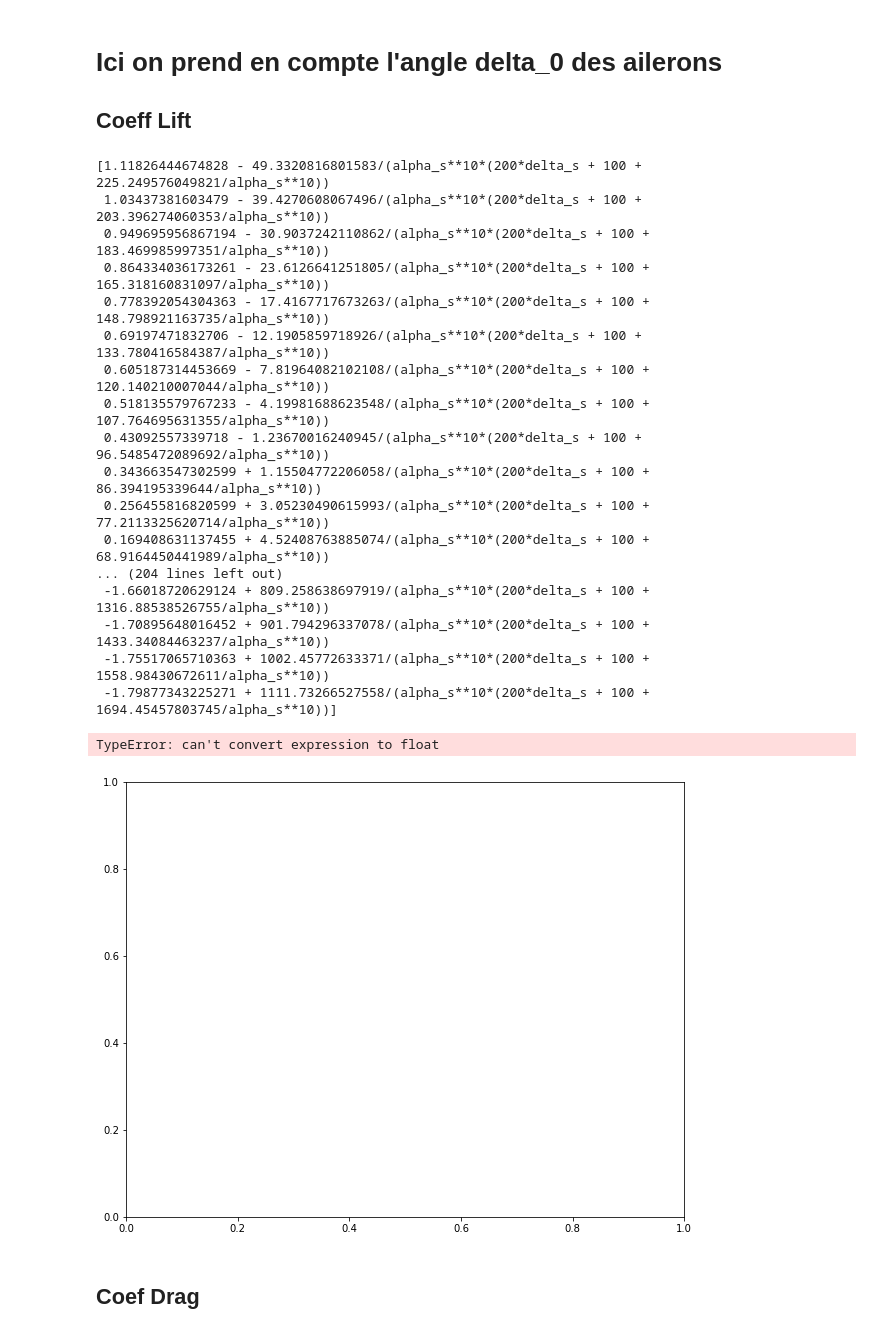
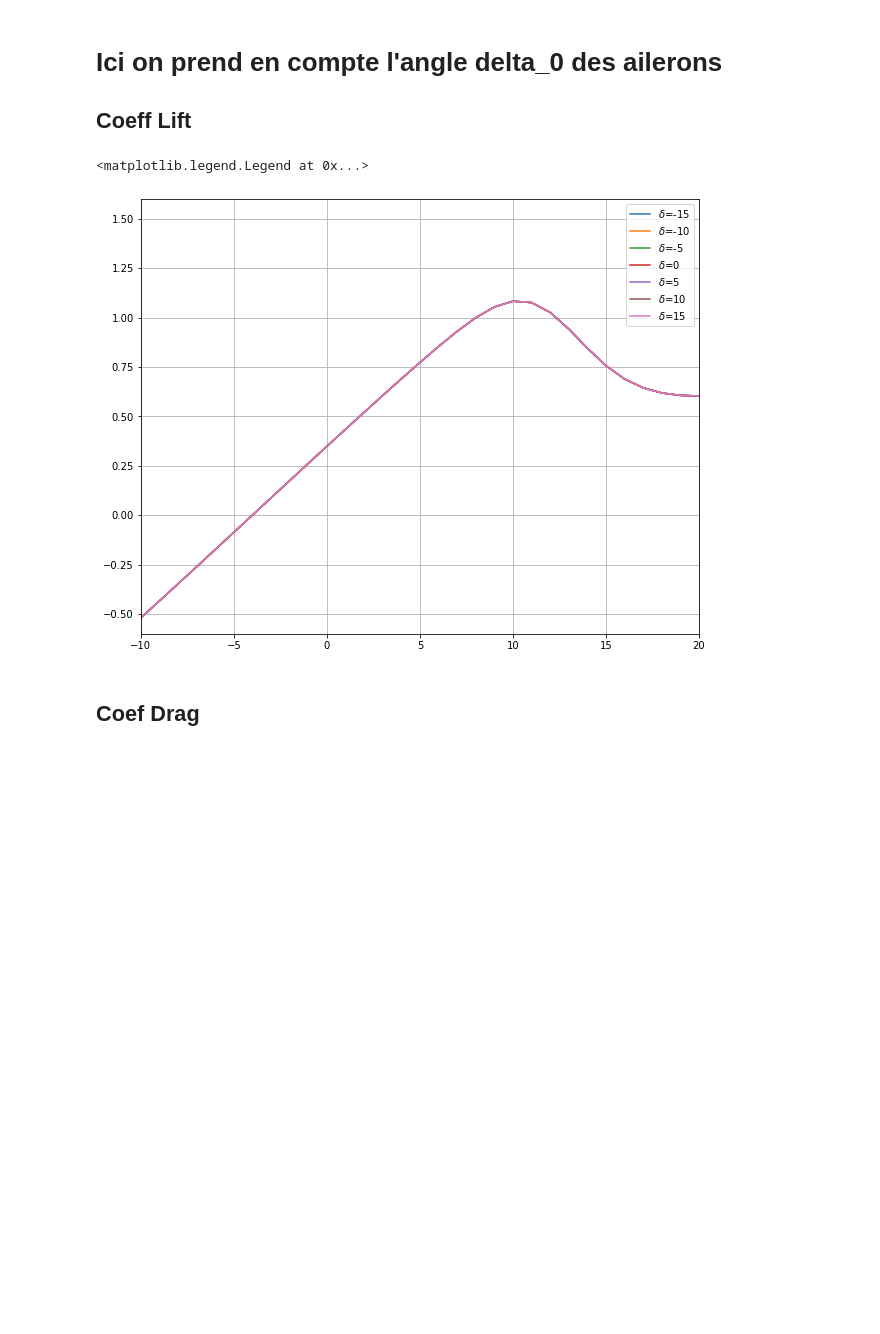
Before and after one commit to altlnt/Avion-Simulation-Identification, a Jupyter notebook: Modelization/coef_aero_equation.ipynb, the cells around one changed output. Cells and saved outputs as stored; diff of their text form; code cells hidden in the pictures; blank space fills up the shorter version.

```diff
--- a/Modelization/coef_aero_equation.ipynb
+++ b/Modelization/coef_aero_equation.ipynb
@@ -88,21 +88,21 @@ Coeff_function = lambdify((alpha, alpha_s, delta_s, alpha_0, delta_0, CL_1_sa, C
 
 C'est pour garder les symbols intacts et juste remplacer les paramètres plus facilement pour les tester.
 # %%
-CD1fp = 3.5
+CD1fp = 1.5
 CL1fp = CD1fp
 
 CL1sa = 5
 CD1sa = 4.55
 
 
-CD0sa = 0.045
+CD0sa = 0.010
 CD0fp = CD0sa
 
 alpha0 = 0.07
-alphas = 0.3391428111
+alphas = 0.3391428111/2
 a = np.arange(-110,110,1)*np.pi/180                                  # angle d'attaque
 
-deltas = 10.0*np.pi/180                                            # Largeur du stall
+deltas = 60.0*np.pi/180                                            # Largeur du stall
 delta0 = np.arange(-15.0,15.01, 5) * np.pi/180                      # Angle des ailerons des ailes
 
 k1 = 0.5
@@ -179,32 +179,18 @@ plt.legend()
 ## Coeff Lift
 # %%
 plt.figure(figsize=[10,8])
+k1=0
+k2=0
 for i in delta0 :
-    CL = CL_function(a - k1*i, alpha0, i, CL1sa, CD1fp, k2)
-    print(CL)
+    CL = CL_function(a - k1*i,alphas, deltas, alpha0, i, CL1sa, CD1fp, k2)
     plt.plot(a *180/np.pi, CL, label=r"$\delta$="+str(round(i*180/np.pi)))
 plt.grid()
+plt.xlim(-10,20)
+plt.ylim(-0.6,1.6)
 plt.legend()
 # %% [output]
-[1.11826444674828 - 49.3320816801583/(alpha_s**10*(200*delta_s + 100 + 225.249576049821/alpha_s**10))
- 1.03437381603479 - 39.4270608067496/(alpha_s**10*(200*delta_s + 100 + 203.396274060353/alpha_s**10))
- 0.949695956867194 - 30.9037242110862/(alpha_s**10*(200*delta_s + 100 + 183.469985997351/alpha_s**10))
- 0.864334036173261 - 23.6126641251805/(alpha_s**10*(200*delta_s + 100 + 165.318160831097/alpha_s**10))
- 0.778392054304363 - 17.4167717673263/(alpha_s**10*(200*delta_s + 100 + 148.798921163735/alpha_s**10))
- 0.69197471832706 - 12.1905859718926/(alpha_s**10*(200*delta_s + 100 + 133.780416584387/alpha_s**10))
- 0.605187314453669 - 7.81964082102108/(alpha_s**10*(200*delta_s + 100 + 120.140210007044/alpha_s**10))
- 0.518135579767233 - 4.19981688623548/(alpha_s**10*(200*delta_s + 100 + 107.764695631355/alpha_s**10))
- 0.43092557339718 - 1.23670016240945/(alpha_s**10*(200*delta_s + 100 + 96.5485472089692/alpha_s**10))
- 0.343663547302599 + 1.15504772206058/(alpha_s**10*(200*delta_s + 100 + 86.394195339644/alpha_s**10))
- 0.256455816820599 + 3.05230490615993/(alpha_s**10*(200*delta_s + 100 + 77.2113325620714/alpha_s**10))
- 0.169408631137455 + 4.52408763885074/(alpha_s**10*(200*delta_s + 100 + 68.9164450441989/alpha_s**10))
-... (204 lines left out)
- -1.66018720629124 + 809.258638697919/(alpha_s**10*(200*delta_s + 100 + 1316.88538526755/alpha_s**10))
- -1.70895648016452 + 901.794296337078/(alpha_s**10*(200*delta_s + 100 + 1433.34084463237/alpha_s**10))
- -1.75517065710363 + 1002.45772633371/(alpha_s**10*(200*delta_s + 100 + 1558.98430672611/alpha_s**10))
- -1.79877343225271 + 1111.73266527558/(alpha_s**10*(200*delta_s + 100 + 1694.45457803745/alpha_s**10))]
+<matplotlib.legend.Legend at 0x...>
-TypeError: can't convert expression to float
-[figure, old version]
+[figure, new version]
 # %% [markdown]
 ## Coef Drag
 # %%
```
Also changed, not shown: parts of 8 cells of this notebook, 7 other files.
